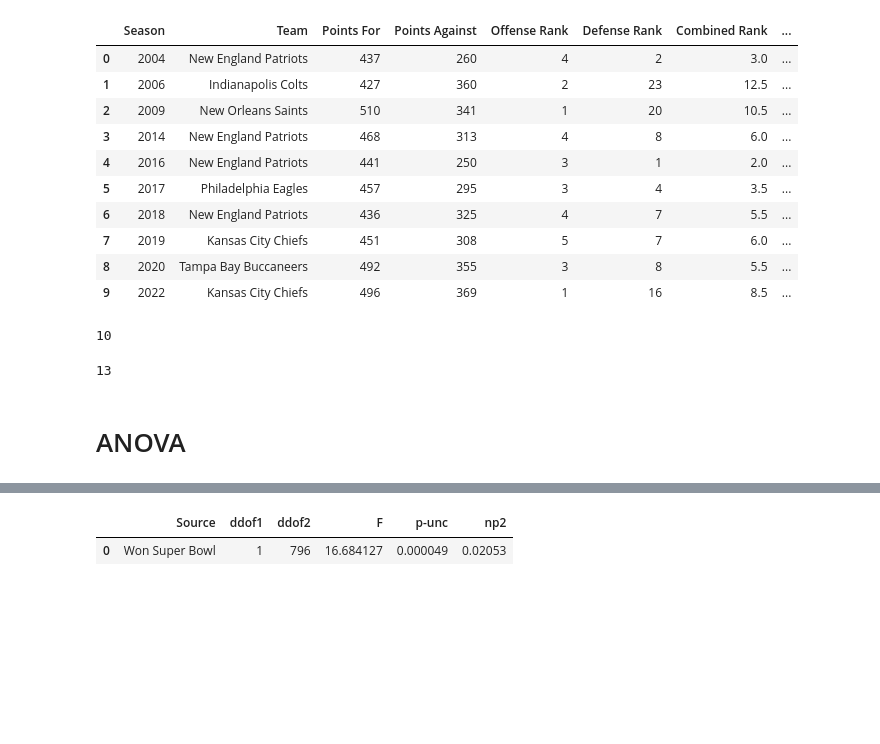
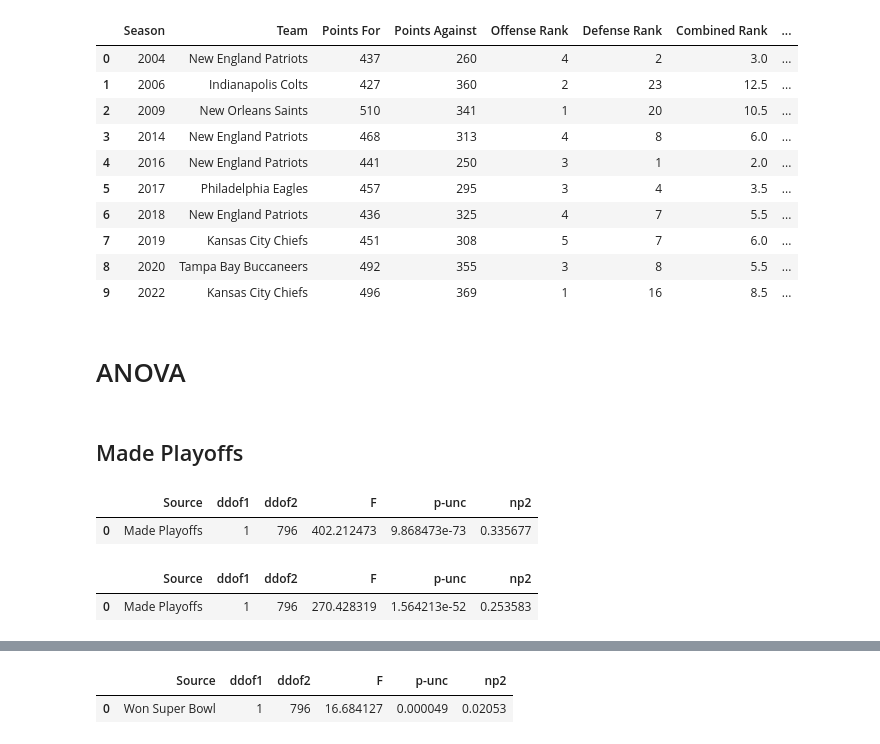
Before and after one commit to PuzzleShuffler/NFL, a Jupyter notebook: NFL.ipynb, the cells around one changed output, grey strips where cells are left out. Saved outputs shown, nothing was run; the diff lists cells and outputs as text; code cells hidden in the pictures; blank space fills up the shorter version.

```diff
--- a/NFL.ipynb
+++ b/NFL.ipynb
@@ -52,14 +52,14 @@ def get_file_data(year, league):
     df = clean_names(df)
     return df
 
-# add made divisonal series column
-def made_divisonal_series(df, year):
+# add made divisional series column
+def made_divisoinal_series(df, year):
     playoffs = pd.read_csv(f'season data/{year} - playoffs.csv')
     made_divisional_teams = playoffs.loc[
         (playoffs['Week'] == 'Division'),
         ['Winner/tie', 'Loser/tie']
     ].values.flatten()
-    df['Made Divisonal Series'] = np.where(df['Team'].isin(made_divisional_teams), 'Yes', 'No')
+    df['Made Divisional Series'] = np.where(df['Team'].isin(made_divisional_teams), 'Yes', 'No')
     return df
 
 # add made conference finals column
@@ -106,12 +106,12 @@ def combine_nfc_afc_data(year):
     df = pd.concat([afc, nfc])
     df = df.reset_index(drop=True)
     df = off_def_ranks(df)
-    df = made_divisonal_series(df, year)
+    df = made_divisoinal_series(df, year)
     df = made_conference_finals(df, year)
     df = won_superbowl(df, year)
     df = made_superbowl(df, year)
     df['Season'] = year
-    df = df[['Season' ,'Team', 'Points For', 'Points Against', 'Offense Rank', 'Defense Rank', 'Combined Rank', 'Made Playoffs', 'Division Winner', 'Wild Card', 'Made Divisonal Series', 'Made Conference Finals', 'Made Super Bowl', 'Won Super Bowl']]
+    df = df[['Season' ,'Team', 'Points For', 'Points Against', 'Offense Rank', 'Defense Rank', 'Combined Rank', 'Made Playoffs', 'Division Winner', 'Wild Card', 'Made Divisional Series', 'Made Conference Finals', 'Made Super Bowl', 'Won Super Bowl']]
     return df
 
 # combine data from all seasons
@@ -298,13 +298,21 @@ top5_offense
 | 7 | 2019 | Kansas City Chiefs | 451 | 308 | 5 | 7 | 6.0 | ... |
 | 8 | 2020 | Tampa Bay Buccaneers | 492 | 355 | 3 | 8 | 5.5 | ... |
 | 9 | 2022 | Kansas City Chiefs | 496 | 369 | 1 | 16 | 8.5 | ... |
-# %%
-len(top5_offense)
-# %% [output]
-10
-# %%
-len(top5_defense)
-# %% [output]
-13
 # %% [markdown]
 # ANOVA
+# %% [markdown]
+## Made Playoffs
+# %%
+# Offense
+import pingouin as pg
+pg.anova(data=final_df, dv='Points For', between='Made Playoffs', detailed=False)
+# %% [output]
+|  | Source | ddof1 | ddof2 | F | p-unc | np2 |
+| 0 | Made Playoffs | 1 | 796 | 402.212473 | 9.868473e-73 | 0.335677 |
+# %%
+# Defense
+import pingouin as pg
+pg.anova(data=final_df, dv='Points Against', between='Made Playoffs', detailed=False)
+# %% [output]
+|  | Source | ddof1 | ddof2 | F | p-unc | np2 |
+| 0 | Made Playoffs | 1 | 796 | 270.428319 | 1.564213e-52 | 0.253583 |
```
Also changed, not shown: parts of 11 cells of this notebook, 2 other files.
